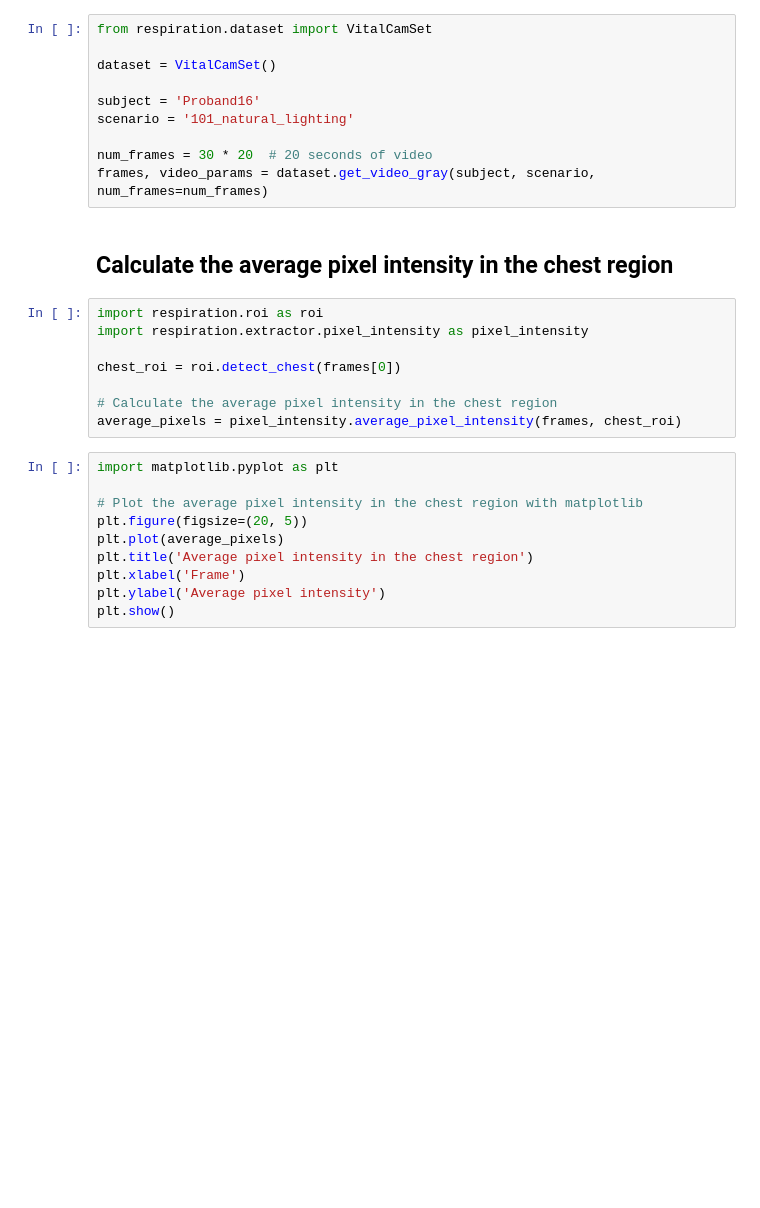
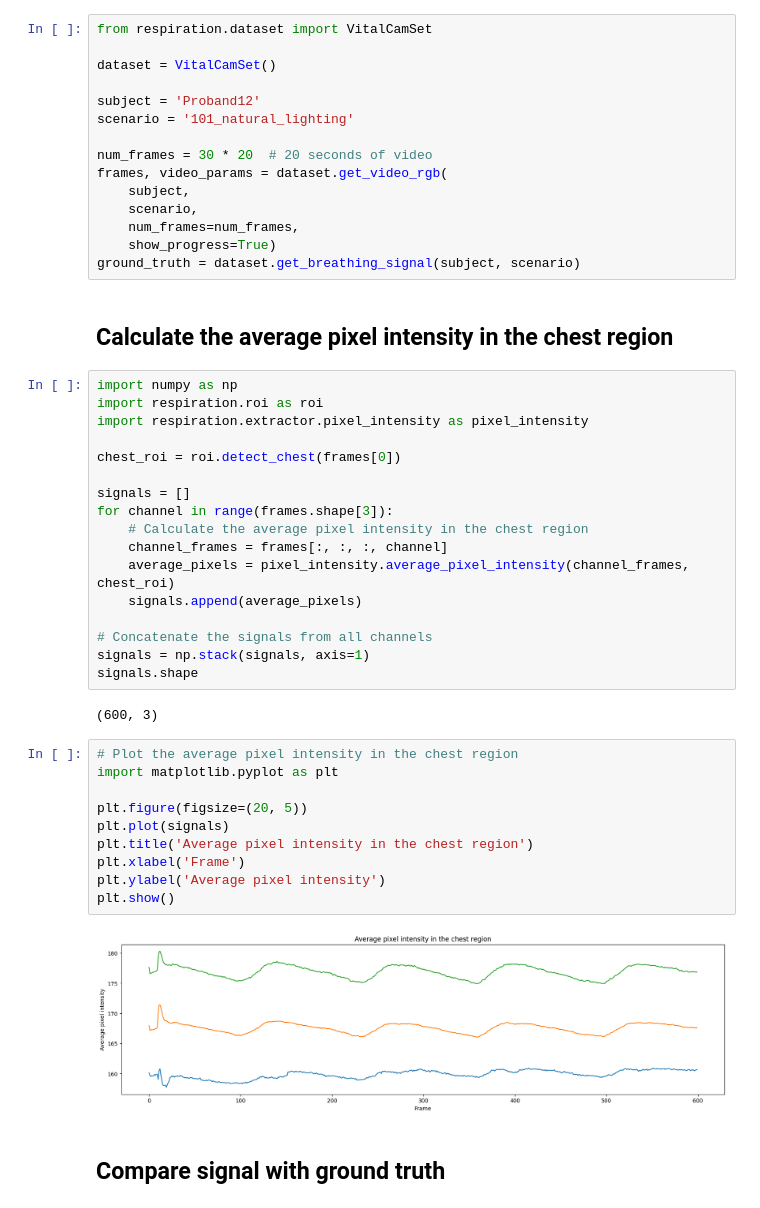
Before and after one commit to pzierahn/respiration, a Jupyter notebook: notebooks/01-Extractors/pixel_intensity.ipynb, the cells around one changed output. Drawn from its saved outputs; the diff is of its cells as text; blank space fills up the shorter version.

Commit message:
Update pixel intensity

```diff
--- a/notebooks/01-Extractors/pixel_intensity.ipynb
+++ b/notebooks/01-Extractors/pixel_intensity.ipynb
@@ -7,28 +7,48 @@ from respiration.dataset import VitalCamSet
 
 dataset = VitalCamSet()
 
-subject = 'Proband16'
+subject = 'Proband12'
 scenario = '101_natural_lighting'
 
 num_frames = 30 * 20  # 20 seconds of video
-frames, video_params = dataset.get_video_gray(subject, scenario, num_frames=num_frames)
+frames, video_params = dataset.get_video_rgb(
+    subject,
+    scenario,
+    num_frames=num_frames,
+    show_progress=True)
+ground_truth = dataset.get_breathing_signal(subject, scenario)
 # %% [markdown]
 ## Calculate the average pixel intensity in the chest region
 # %%
+import numpy as np
 import respiration.roi as roi
 import respiration.extractor.pixel_intensity as pixel_intensity
 
 chest_roi = roi.detect_chest(frames[0])
 
-# Calculate the average pixel intensity in the chest region
-average_pixels = pixel_intensity.average_pixel_intensity(frames, chest_roi)
+signals = []
+for channel in range(frames.shape[3]):
+    # Calculate the average pixel intensity in the chest region
+    channel_frames = frames[:, :, :, channel]
+    average_pixels = pixel_intensity.average_pixel_intensity(channel_frames, chest_roi)
+    signals.append(average_pixels)
+
+# Concatenate the signals from all channels
+signals = np.stack(signals, axis=1)
+signals.shape
+# %% [output]
+(600, 3)
-# %%
-import matplotlib.pyplot as plt
-
-# Plot the average pixel intensity in the chest region with matplotlib
-plt.figure(figsize=(20, 5))
-plt.plot(average_pixels)
-plt.title('Average pixel intensity in the chest region')
-plt.xlabel('Frame')
-plt.ylabel('Average pixel intensity')
-plt.show()
+# %%
+# Plot the average pixel intensity in the chest region
+import matplotlib.pyplot as plt
+
+plt.figure(figsize=(20, 5))
+plt.plot(signals)
+plt.title('Average pixel intensity in the chest region')
+plt.xlabel('Frame')
+plt.ylabel('Average pixel intensity')
+plt.show()
+# %% [output]
+[figure, added]
+# %% [markdown]
+## Compare signal with ground truth
```
Also changed, not shown: parts of 2 cells of this notebook, 2 other files.
